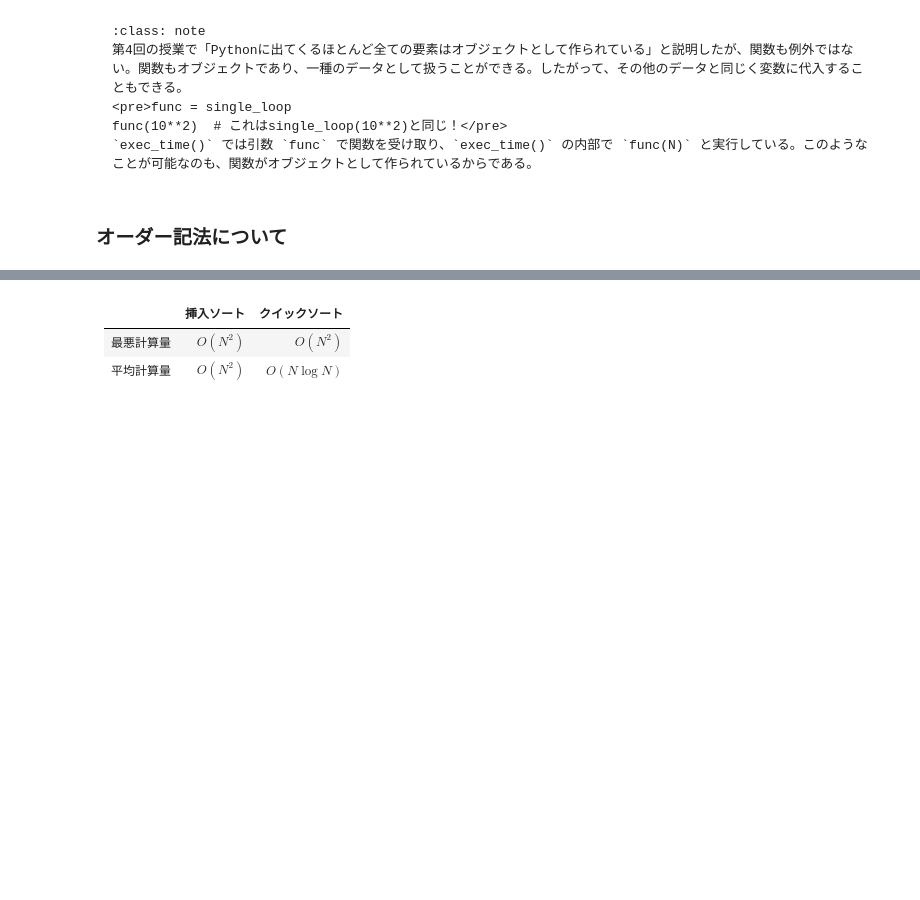
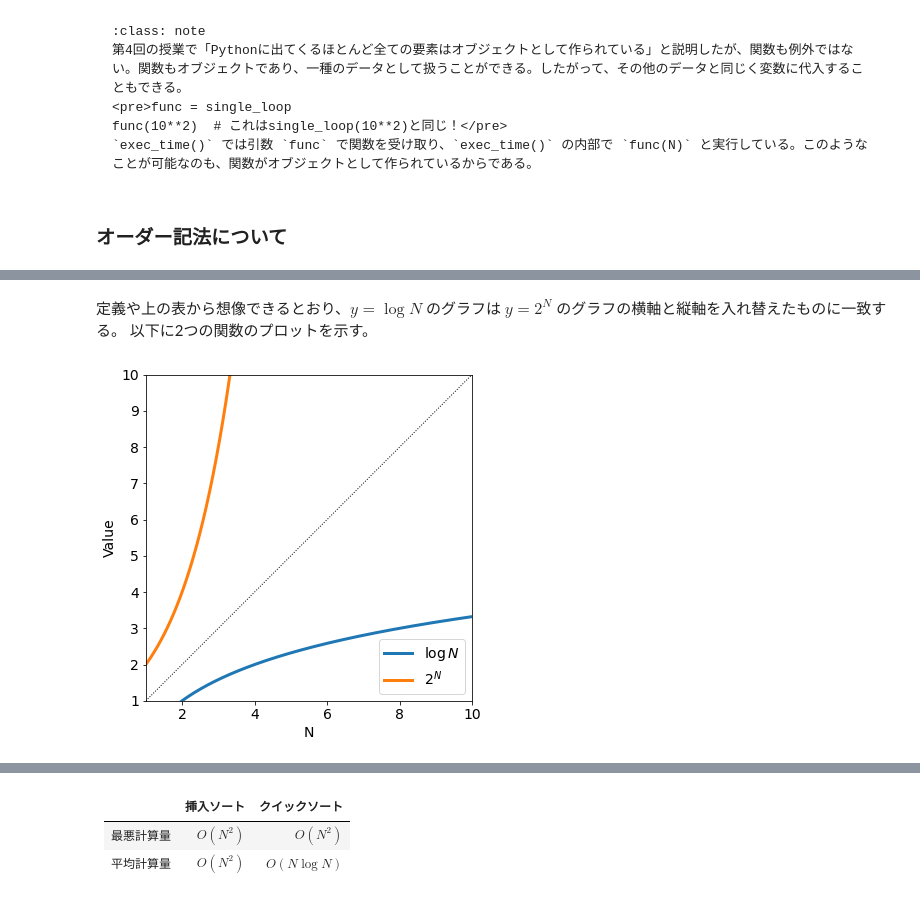
Before and after one commit to tsuboshun/begin-python, a Jupyter notebook: _sources/lecture10.ipynb, the cells around one changed output, grey strips where cells are left out. Drawn from its saved outputs; the diff is of its cells as text; code cells hidden in the pictures; blank space fills up the shorter version.

```diff
--- a/_sources/lecture10.ipynb
+++ b/_sources/lecture10.ipynb
@@ -90,2 +105,34 @@ func(10**2)  # これはsingle_loop(10**2)と同じ！</pre>
+# %% [markdown]
+定義や上の表から想像できるとおり、$y = \log N$ のグラフは $y = 2^N$ のグラフの横軸と縦軸を入れ替えたものに一致する。
+以下に2つの関数のプロットを示す。
 # %%
-# TODO: log関数の説明など
+import matplotlib.pyplot as plt
+import numpy as np
+import scipy.special
+plt.rcParams.update({'font.size': 14})
+
+# プロットの入れ物の用意
+fig, ax = plt.subplots(figsize=(10, 6))
+
+# データの用意
+n = np.linspace(1, 10, 400)
+logn = np.log2(n)
+two_power_n = 2**n
+
+# 折れ線グラフのプロット
+ax.plot(n, logn, linewidth=3, label=r'$\log N$')
+ax.plot(n, two_power_n, linewidth=3, label=r'$2^N$')
+ax.plot(n, n, linewidth=1, linestyle="dotted", color='k')
+
+# 軸ラベルの設定など
+ax.set_xlabel('N')
+ax.set_ylabel('Value')
+ax.set_xlim(1, 10)
+ax.set_ylim(1, 10)
+ax.set_aspect('equal', adjustable='box')  # 横軸と縦軸のスケールを等しくする
+plt.legend()
+
+# 表示
+plt.show()
+# %% [output]
+[figure, added]
```
Also changed, not shown: parts of 20 cells of this notebook, 9 other files.
